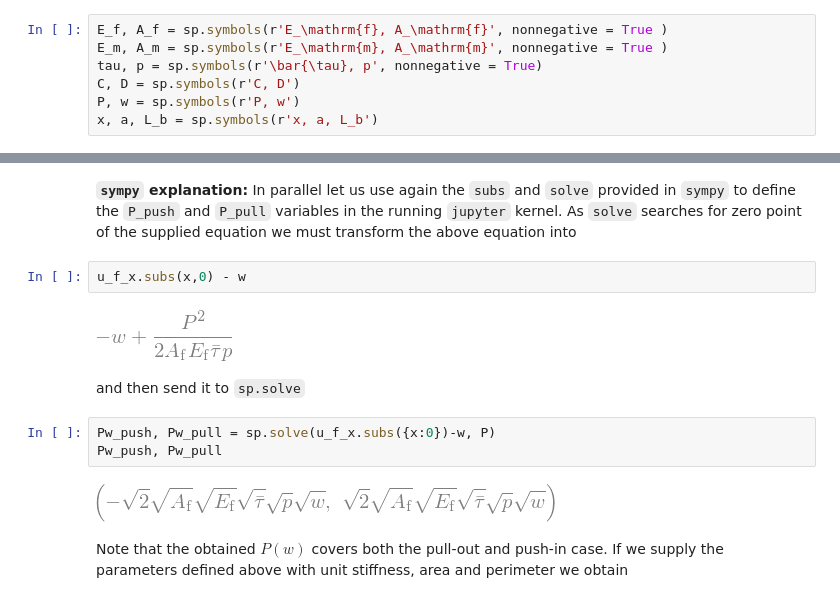
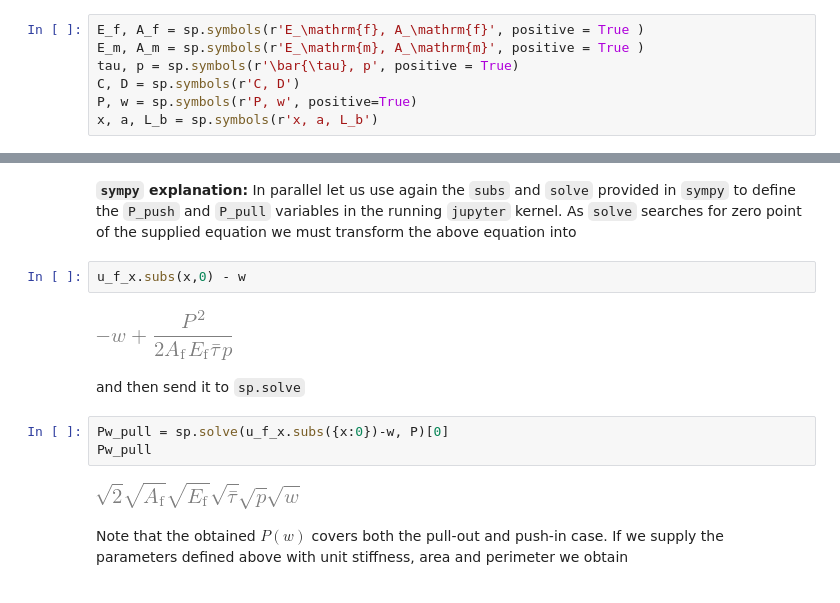
Before and after one commit to bmcs-group/bmcs_apps, a Jupyter notebook: bmcs_course/2_1_PO_LF_LM_RG.ipynb, the cells around one changed output, grey strips where cells are left out. Drawn from its saved outputs; the diff is of its cells as text.

```diff
--- a/bmcs_course/2_1_PO_LF_LM_RG.ipynb
+++ b/bmcs_course/2_1_PO_LF_LM_RG.ipynb
@@ -101,11 +101,11 @@ import ipywidgets as ipw
 # %% [markdown]
 Here we tell `sympy` to remember these variables for further use. The parameter of the `symbols( str )` is a string that contains comma-separated printable symbol definition. One can use latex commands in this string to introduce e.g. Greek symbols like `\gamma, \beta`, etc. The number of symbols in `str` must be equal to the number of variables assigned on the left hand side of the `=` sign
 # %%
-E_f, A_f = sp.symbols(r'E_\mathrm{f}, A_\mathrm{f}', nonnegative = True )
-E_m, A_m = sp.symbols(r'E_\mathrm{m}, A_\mathrm{m}', nonnegative = True )
-tau, p = sp.symbols(r'\bar{\tau}, p', nonnegative = True)
+E_f, A_f = sp.symbols(r'E_\mathrm{f}, A_\mathrm{f}', positive = True )
+E_m, A_m = sp.symbols(r'E_\mathrm{m}, A_\mathrm{m}', positive = True )
+tau, p = sp.symbols(r'\bar{\tau}, p', positive = True)
 C, D = sp.symbols(r'C, D')
-P, w = sp.symbols(r'P, w')
+P, w = sp.symbols(r'P, w', positive=True)
 x, a, L_b = sp.symbols(r'x, a, L_b')
 # %% [markdown]
 ## Infinitesimal bond segment
@@ -394,14 +394,14 @@ Resolving this equation with respect to $P$ we obtain
 # %%
 u_f_x.subs(x,0) - w
 # %% [output]
-[figure, old version]
+[figure, new version]
 # %% [markdown]
 and then send it to `sp.solve`
 # %%
-Pw_push, Pw_pull = sp.solve(u_f_x.subs({x:0})-w, P)
-Pw_push, Pw_pull
+Pw_pull = sp.solve(u_f_x.subs({x:0})-w, P)[0]
+Pw_pull
 # %% [output]
-[figure, old version]
+[figure, new version]
 # %% [markdown]
 Note that the obtained $P(w)$ covers both the pull-out and push-in case. If we supply the parameters defined above with unit stiffness, area and perimeter we obtain
 # %%
```
Also changed, not shown: parts of 7 cells of this notebook, 4 other files.
